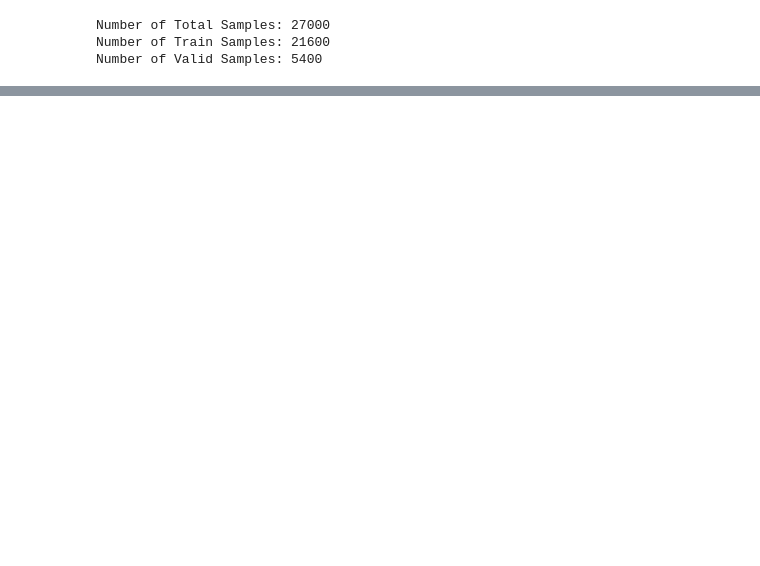
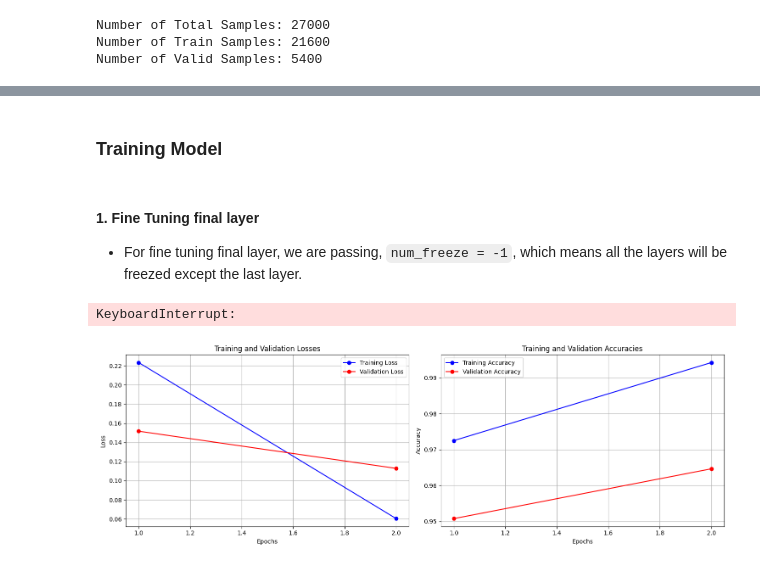
Before and after one commit to munish30monga/gnr_650, a Jupyter notebook: assignment_2.ipynb, the cells around one changed output, grey strips where cells are left out. Saved outputs shown, nothing was run; the diff lists cells and outputs as text; code cells hidden in the pictures; blank space fills up the shorter version.

```diff
--- a/assignment_2.ipynb
+++ b/assignment_2.ipynb
@@ -126,9 +135,11 @@ def build_model(base_model, classes = unique_classes, num_freeze = -2):
     '''
     base_model (str): Name of the model
     classes (list): List of all the class to classify
-    num_freeze(int): Number of layers to freeze, if -2 will also freeze
-                     custom head added to model and if -1 will not freeze
-                     network head but all layers in base network
+    num_freeze(int): Number of layers to freeze.
+                    -2: freeze all layers including the custom head. (No fine-tuning)
+                    -1: freeze all layers except the custom head. (Fine tune last layer)
+                    0: don't freeze any layers. (Full fine-tuning)
+                    positive integer: freeze the starting `num_freeze` layers. (Fine tune bottom layers)
     '''
     num_class = len(classes)
     network = timm.create_model(base_model, pretrained = True)
@@ -237,0 +247,22 @@ Valid Loss: {valid_epoch_loss:5.3f}, Valid Accuracy: {valid_epoch_accuracy*100:5
+# %%
+def plot_losses_accuracies(train_losses, valid_losses, train_accuracies, valid_accuracies):
+    epochs = range(1, len(train_losses) + 1)
+    plt.figure(figsize=(15, 5))
+    plt.subplot(1, 2, 1)
+    plt.plot(epochs, train_losses, label='Training Loss', marker='o', color='blue')
+    plt.plot(epochs, valid_losses, label='Validation Loss', marker='o', color='red')
+    plt.title('Training and Validation Losses')
+    plt.xlabel('Epochs')
+    plt.ylabel('Loss')
+    plt.legend()
+    plt.grid(True)
+    plt.subplot(1, 2, 2)
+    plt.plot(epochs, train_accuracies, label='Training Accuracy', marker='o', color='blue')
+    plt.plot(epochs, valid_accuracies, label='Validation Accuracy', marker='o', color='red')
+    plt.title('Training and Validation Accuracies')
+    plt.xlabel('Epochs')
+    plt.ylabel('Accuracy')
+    plt.legend()
+    plt.grid(True)
+    plt.tight_layout()
+    plt.show()
@@ -237,0 +321,17 @@ Valid Loss: {valid_epoch_loss:5.3f}, Valid Accuracy: {valid_epoch_accuracy*100:5
+# %% [markdown]
+### Training Model <a id="training-model"></a>
+# %% [markdown]
+#### 1. Fine Tuning final layer <a id="fine-tuning-final-layer"></a>
+- For fine tuning final layer, we are passing, `num_freeze = -1`, which means all the layers will be freezed except the last layer.
+# %%
+# Build Model
+network = build_model(base_model, unique_classes, -1)
+# Train Model
+model_1, train_losses, accuracy, valid_losses, valid_accuracy = train_model(trainloader, validloader, network, print_summary, epochs = epochs)
+# %% [output]
+KeyboardInterrupt:
+# %%
+# Plot Losses and Accuracies
+plot_losses_accuracies(train_losses, valid_losses, accuracy, valid_accuracy)
+# %% [output]
+[figure, added]
```
Also changed, not shown: parts of 35 cells of this notebook.
